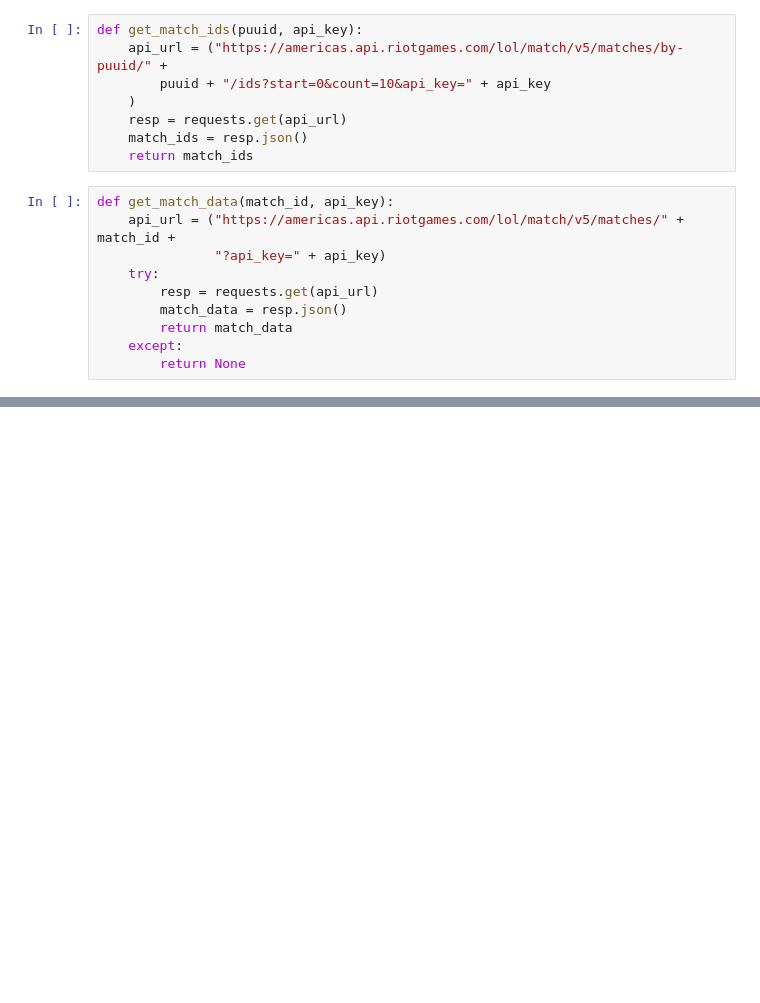
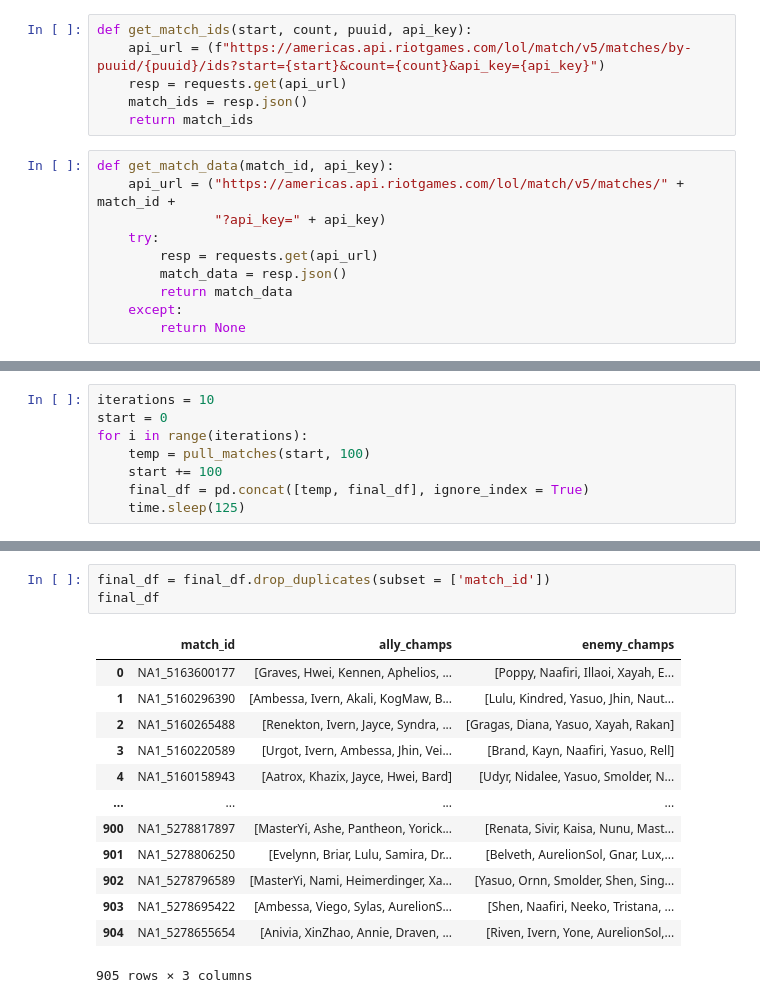
Before and after one commit to mina-zheng/LOL_win_predictor, a Jupyter notebook: get_data.ipynb, the cells around one changed output, grey strips where cells are left out. Saved outputs shown, nothing was run; the diff lists cells and outputs as text; blank space fills up the shorter version.

```diff
--- a/get_data.ipynb
+++ b/get_data.ipynb
@@ -28,10 +33,8 @@ def champion_names(champ_ids):
     champ_names = [id_to_name.get(id, "Unknown") for id in champ_ids]
     print("Champions in game:", champ_names)
 # %%
-def get_match_ids(puuid, api_key):
-    api_url = ("https://americas.api.riotgames.com/lol/match/v5/matches/by-puuid/" +
-        puuid + "/ids?start=0&count=10&api_key=" + api_key
-    )
+def get_match_ids(start, count, puuid, api_key):
+    api_url = (f"https://americas.api.riotgames.com/lol/match/v5/matches/by-puuid/{puuid}/ids?start={start}&count={count}&api_key={api_key}")
     resp = requests.get(api_url)
     match_ids = resp.json()
     return match_ids
@@ -84,0 +78,8 @@ df
+# %%
+iterations = 10
+start = 0
+for i in range(iterations):
+    temp = pull_matches(start, 100)
+    start += 100
+    final_df = pd.concat([temp, final_df], ignore_index = True)
+    time.sleep(125)
@@ -147 +125,18 @@ final_df
+# %%
+final_df = final_df.drop_duplicates(subset = ['match_id'])
+final_df
+# %% [output]
+|  | match_id | ally_champs | enemy_champs |
+| 0 | NA1_5163600177 | [Graves, Hwei, Kennen, Aphelios, ... | [Poppy, Naafiri, Illaoi, Xayah, E... |
+| 1 | NA1_5160296390 | [Ambessa, Ivern, Akali, KogMaw, B... | [Lulu, Kindred, Yasuo, Jhin, Naut... |
+| 2 | NA1_5160265488 | [Renekton, Ivern, Jayce, Syndra, ... | [Gragas, Diana, Yasuo, Xayah, Rakan] |
+| 3 | NA1_5160220589 | [Urgot, Ivern, Ambessa, Jhin, Vei... | [Brand, Kayn, Naafiri, Yasuo, Rell] |
+| 4 | NA1_5160158943 | [Aatrox, Khazix, Jayce, Hwei, Bard] | [Udyr, Nidalee, Yasuo, Smolder, N... |
+| ... | ... | ... | ... |
+| 900 | NA1_5278817897 | [MasterYi, Ashe, Pantheon, Yorick... | [Renata, Sivir, Kaisa, Nunu, Mast... |
+| 901 | NA1_5278806250 | [Evelynn, Briar, Lulu, Samira, Dr... | [Belveth, AurelionSol, Gnar, Lux,... |
+| 902 | NA1_5278796589 | [MasterYi, Nami, Heimerdinger, Xa... | [Yasuo, Ornn, Smolder, Shen, Sing... |
+| 903 | NA1_5278695422 | [Ambessa, Viego, Sylas, AurelionS... | [Shen, Naafiri, Neeko, Tristana, ... |
+| 904 | NA1_5278655654 | [Anivia, XinZhao, Annie, Draven, ... | [Riven, Ivern, Yone, AurelionSol,... |
+905 rows × 3 columns
 # %%
```
Also changed, not shown: parts of 14 cells of this notebook, 2 other files.
